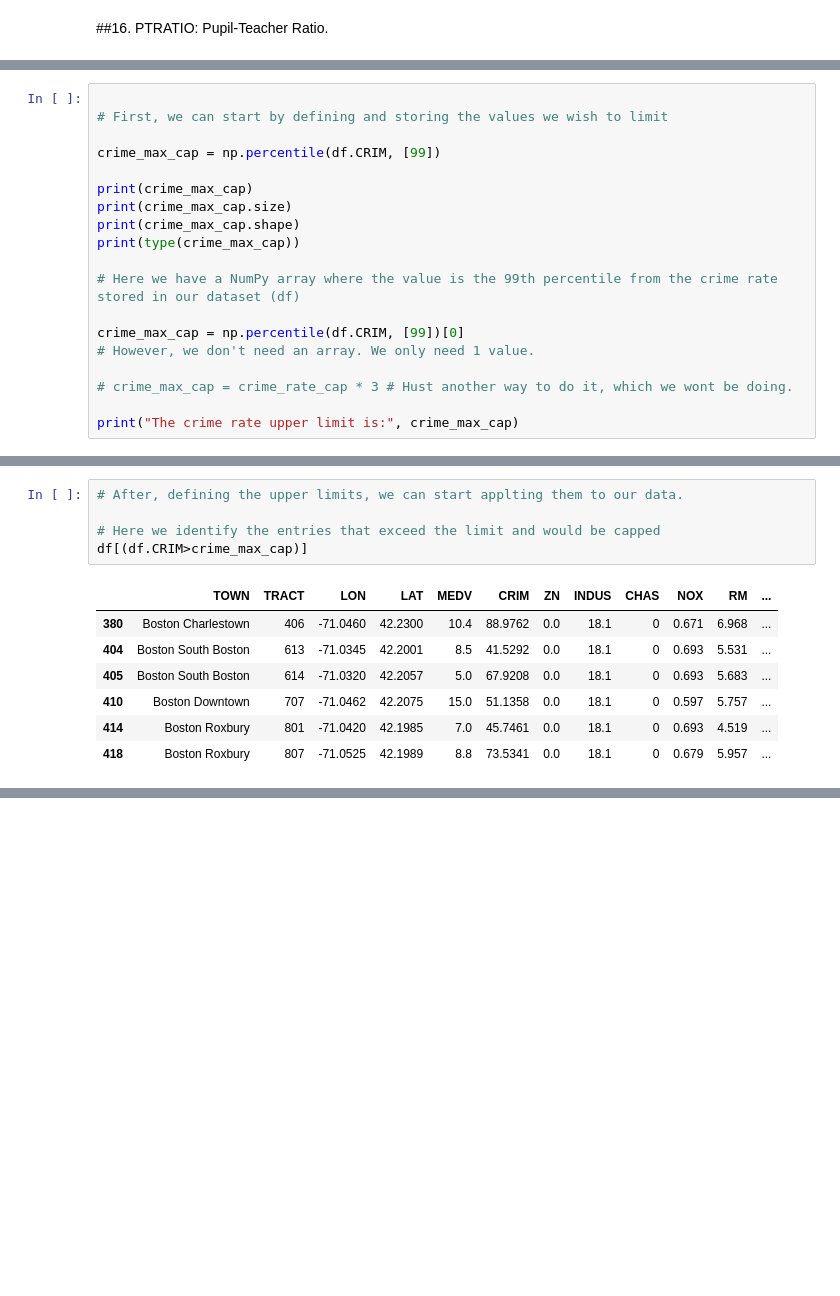
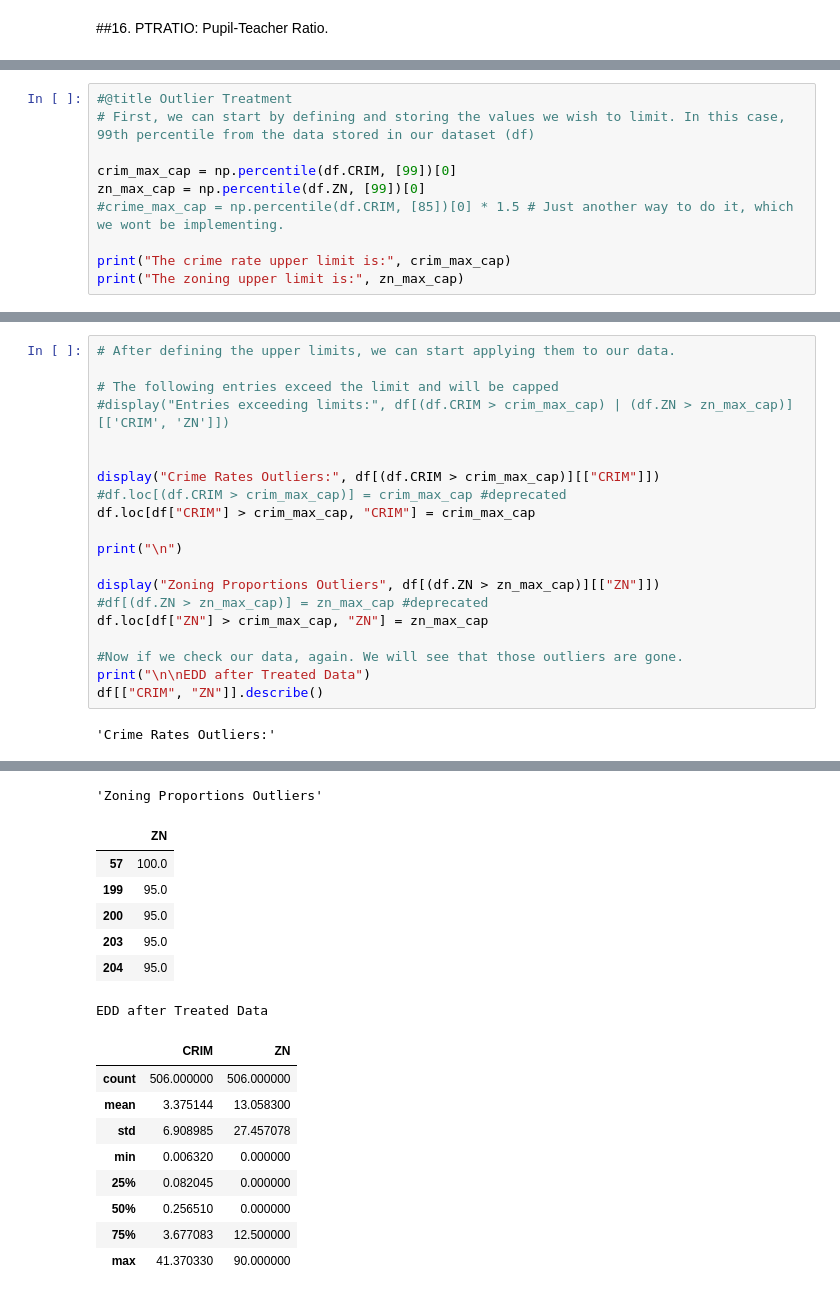
Before and after one commit to Salciano/Python, a Jupyter notebook: PredictingHouseMarket(WIP).ipynb, the cells around one changed output, grey strips where cells are left out. Drawn from its saved outputs; the diff is of its cells as text; blank space fills up the shorter version.

```diff
--- a/PredictingHouseMarket(WIP).ipynb
+++ b/PredictingHouseMarket(WIP).ipynb
@@ -284,20 +297,11 @@ Outlier Treatment
 # %%
+#@title Outlier Treatment
+# First, we can start by defining and storing the values we wish to limit. In this case, 99th percentile from the data stored in our dataset (df)
 
-# First, we can start by defining and storing the values we wish to limit
+crim_max_cap = np.percentile(df.CRIM, [99])[0]
+zn_max_cap = np.percentile(df.ZN, [99])[0]
+#crime_max_cap = np.percentile(df.CRIM, [85])[0] * 1.5 # Just another way to do it, which we wont be implementing.
 
-crime_max_cap = np.percentile(df.CRIM, [99])
-
-print(crime_max_cap)
-print(crime_max_cap.size)
-print(crime_max_cap.shape)
-print(type(crime_max_cap))
-
-# Here we have a NumPy array where the value is the 99th percentile from the crime rate stored in our dataset (df)
-
-crime_max_cap = np.percentile(df.CRIM, [99])[0]
-# However, we don't need an array. We only need 1 value.
-
-# crime_max_cap = crime_rate_cap * 3 # Hust another way to do it, which we wont be doing.
-
-print("The crime rate upper limit is:", crime_max_cap)
+print("The crime rate upper limit is:", crim_max_cap)
+print("The zoning upper limit is:", zn_max_cap)
 # %% [output]
@@ -309,13 +310,22 @@ The crime rate upper limit is: 41.37032999999997
-# %%
-# After, defining the upper limits, we can start applting them to our data.
-
-# Here we identify the entries that exceed the limit and would be capped
-df[(df.CRIM>crime_max_cap)]
-# %% [output]
-|  | TOWN | TRACT | LON | LAT | MEDV | CRIM | ZN | INDUS | CHAS | NOX | RM | ... |
-| 380 | Boston Charlestown | 406 | -71.0460 | 42.2300 | 10.4 | 88.9762 | 0.0 | 18.1 | 0 | 0.671 | 6.968 | ... |
-| 404 | Boston South Boston | 613 | -71.0345 | 42.2001 | 8.5 | 41.5292 | 0.0 | 18.1 | 0 | 0.693 | 5.531 | ... |
-| 405 | Boston South Boston | 614 | -71.0320 | 42.2057 | 5.0 | 67.9208 | 0.0 | 18.1 | 0 | 0.693 | 5.683 | ... |
-| 410 | Boston Downtown | 707 | -71.0462 | 42.2075 | 15.0 | 51.1358 | 0.0 | 18.1 | 0 | 0.597 | 5.757 | ... |
-| 414 | Boston Roxbury | 801 | -71.0420 | 42.1985 | 7.0 | 45.7461 | 0.0 | 18.1 | 0 | 0.693 | 4.519 | ... |
-| 418 | Boston Roxbury | 807 | -71.0525 | 42.1989 | 8.8 | 73.5341 | 0.0 | 18.1 | 0 | 0.679 | 5.957 | ... |
+# %%
+# After defining the upper limits, we can start applying them to our data.
+
+# The following entries exceed the limit and will be capped
+#display("Entries exceeding limits:", df[(df.CRIM > crim_max_cap) | (df.ZN > zn_max_cap)][['CRIM', 'ZN']])
+
+
+display("Crime Rates Outliers:", df[(df.CRIM > crim_max_cap)][["CRIM"]])
+#df.loc[(df.CRIM > crim_max_cap)] = crim_max_cap #deprecated
+df.loc[df["CRIM"] > crim_max_cap, "CRIM"] = crim_max_cap
+
+print("\n")
+
+display("Zoning Proportions Outliers", df[(df.ZN > zn_max_cap)][["ZN"]])
+#df[(df.ZN > zn_max_cap)] = zn_max_cap #deprecated
+df.loc[df["ZN"] > crim_max_cap, "ZN"] = zn_max_cap
+
+#Now if we check our data, again. We will see that those outliers are gone.
+print("\n\nEDD after Treated Data")
+df[["CRIM", "ZN"]].describe()
+# %% [output]
+'Crime Rates Outliers:'
@@ -321,0 +339,17 @@ df[(df.CRIM>crime_max_cap)]
+'Zoning Proportions Outliers'
+|  | ZN |
+| 57 | 100.0 |
+| 199 | 95.0 |
+| 200 | 95.0 |
+| 203 | 95.0 |
+| 204 | 95.0 |
+EDD after Treated Data
+|  | CRIM | ZN |
+| count | 506.000000 | 506.000000 |
+| mean | 3.375144 | 13.058300 |
+| std | 6.908985 | 27.457078 |
+| min | 0.006320 | 0.000000 |
+| 25% | 0.082045 | 0.000000 |
+| 50% | 0.256510 | 0.000000 |
+| 75% | 3.677083 | 12.500000 |
+| max | 41.370330 | 90.000000 |
```
Also changed, not shown: parts of 8 cells of this notebook.
